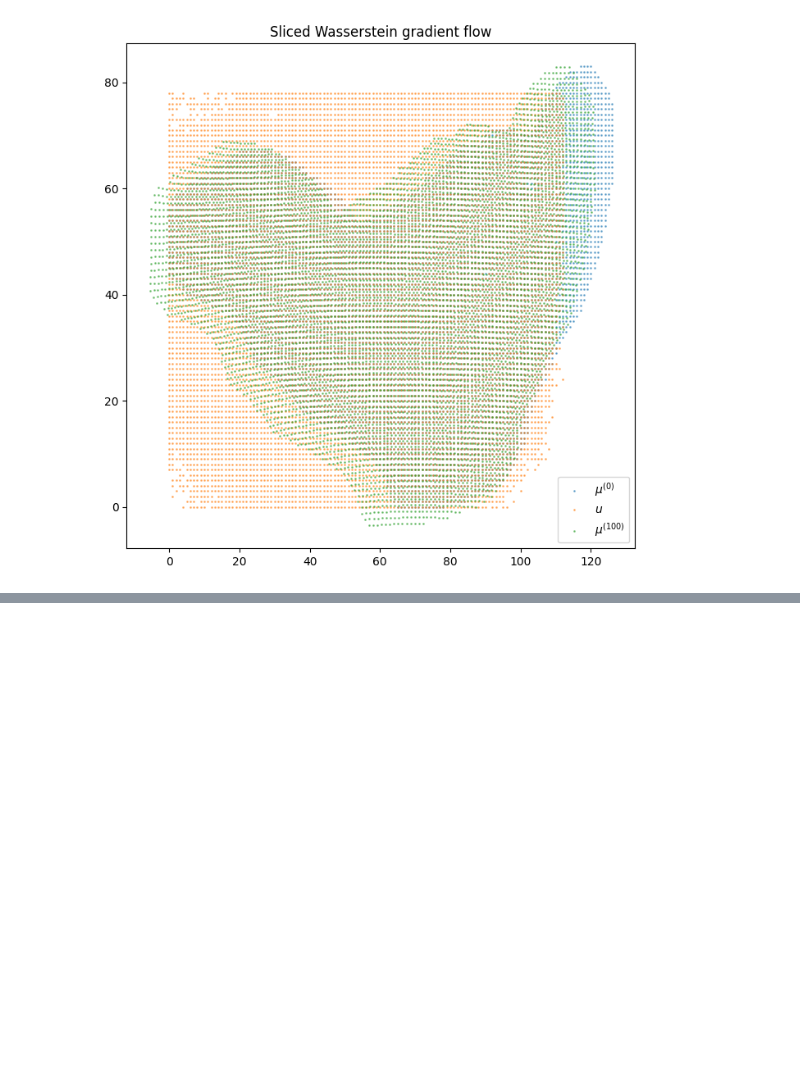
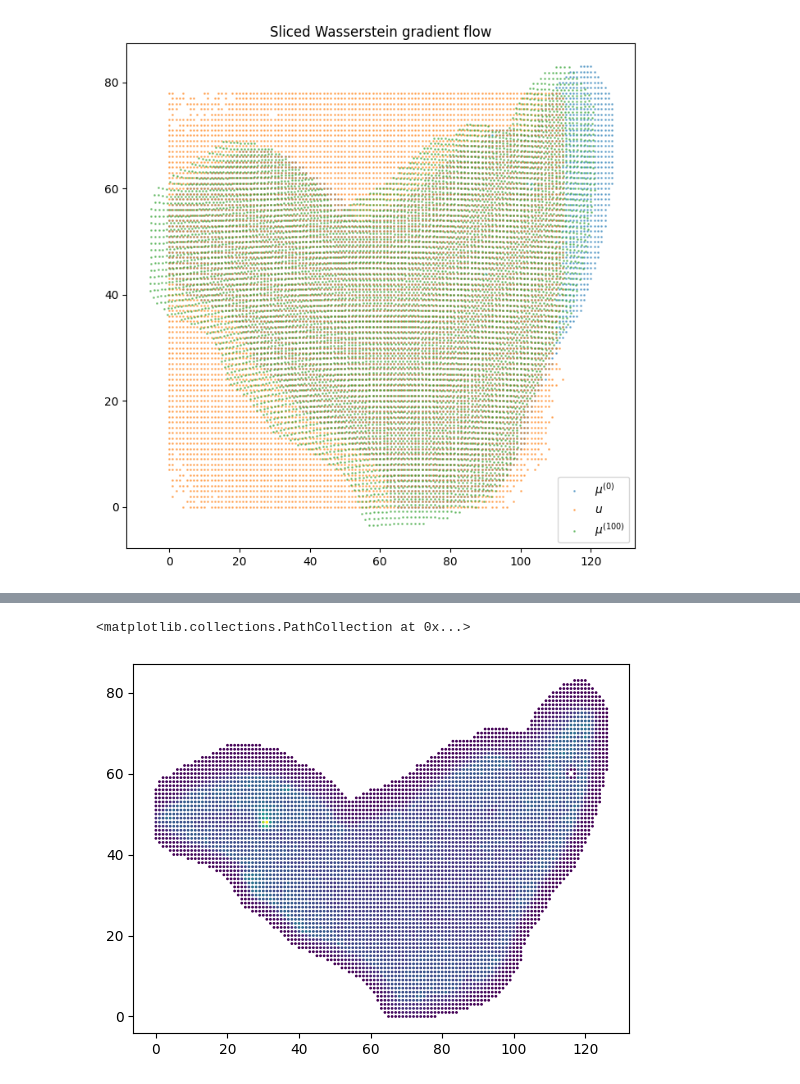
Before and after one commit to cb11711211/sc_st_attention_integration, a Jupyter notebook: pot_fuse_prot_rna.ipynb, the cells around one changed output, grey strips where cells are left out. Saved outputs shown, nothing was run; the diff lists cells and outputs as text; code cells hidden in the pictures; blank space fills up the shorter version.

```diff
--- a/pot_fuse_prot_rna.ipynb
+++ b/pot_fuse_prot_rna.ipynb
@@ -221,0 +254,9 @@ ax = pl.axis()
+# %%
+prot_df = pd.DataFrame(prot_data.mean(axis=1), index=prot_data.index)
+prot_df["X"] = prot_coordination[:, 0]
+prot_df["Y"] = prot_coordination[:, 1]
+# %%
+plt.scatter(prot_df["X"], prot_df["Y"], c=prot_df[0], marker="o", s = 1)
+# %% [output]
+<matplotlib.collections.PathCollection at 0x...>
+[figure, added]
```
Also changed, not shown: parts of 8 cells of this notebook.
